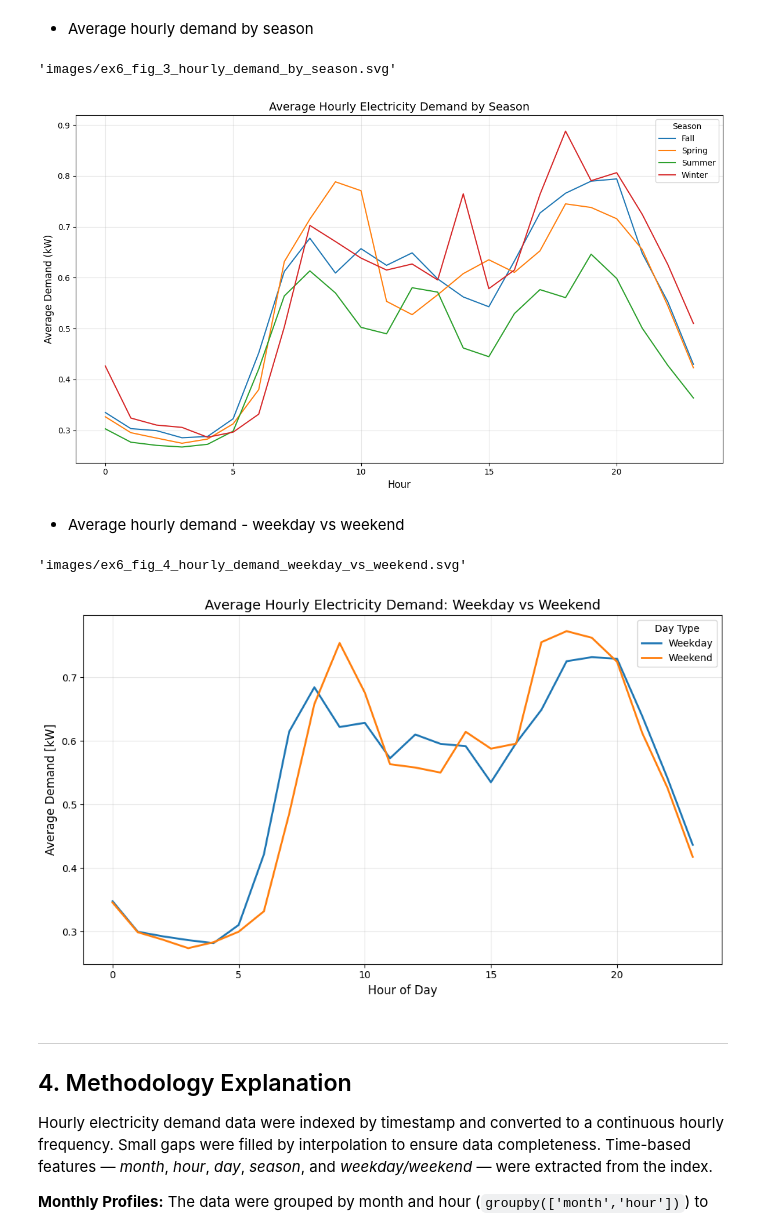
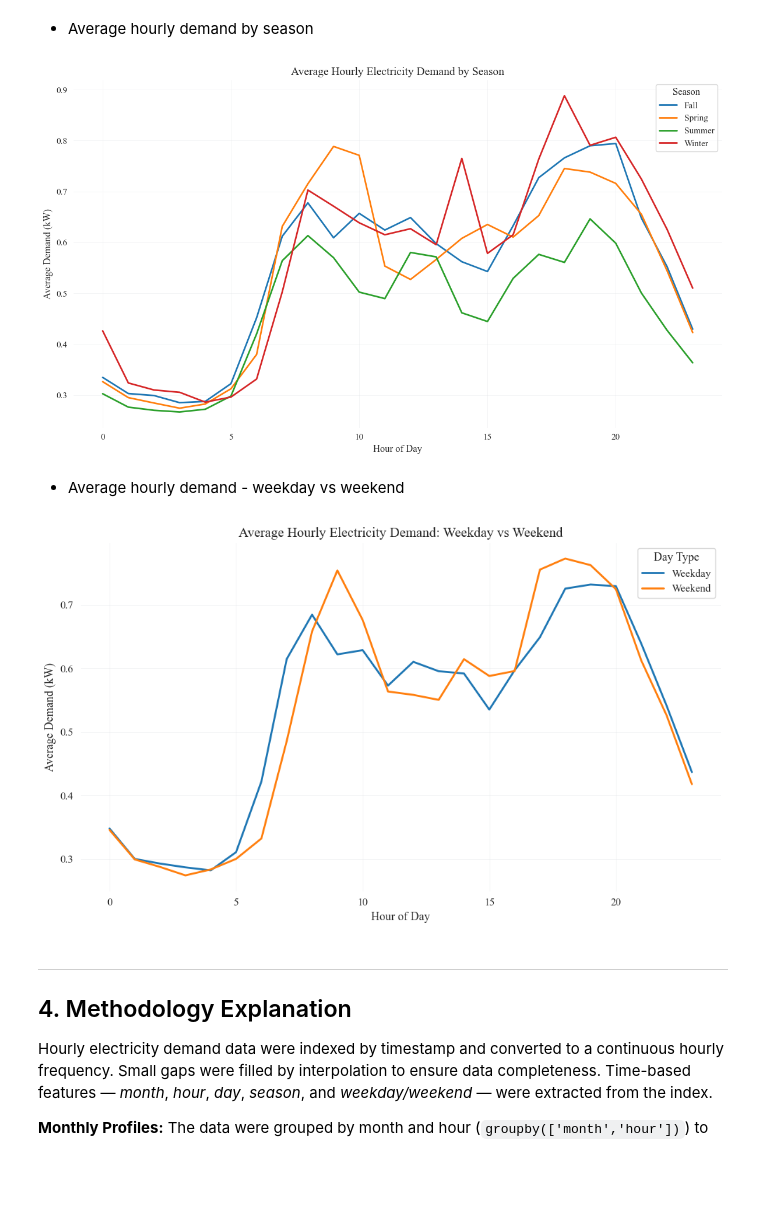
Before and after one commit to Danwerk/HomeEnergyManagementSystem, a Jupyter notebook: 06-decomposition.ipynb, the cells around one changed output. Saved outputs shown, nothing was run; the diff lists cells and outputs as text; code cells hidden in the pictures; blank space fills up the shorter version.

```diff
--- a/06-decomposition.ipynb
+++ b/06-decomposition.ipynb
@@ -13,6 +13,14 @@ from statsmodels.tsa.seasonal import seasonal_decompose
 ## Load the data
 # %%
 df = load_data()
-df = df.sort_index()
-demand = df["demand"].asfreq("h").to_frame(name="demand")
-demand = demand.interpolate(limit_direction="both")
+demand = (
+    df["demand"]
+    .resample("h")
+    .mean()
+    .interpolate(method="time", limit_direction="both")
+    .dropna()
+)
+
+print("Hourly demand series prepared")
+print("Time span:", demand.index.min(), "->", demand.index.max())
+print("Length:", len(demand))
@@ -133,50 +141,59 @@ save_fig(fig, "ex6_fig_2_hourly_demand_for_each_month.svg")
 # %% [markdown]
 - Average hourly demand by season
 # %%
-demand['season'] = demand['month'].apply(get_season)
+demand_df["season"] = demand_df["month"].apply(get_season)
+
+# Keskmine tunniprofiil hooajati
 seasonal_profiles = (
-    demand.groupby(['hour', 'season'])['demand']
+    demand_df
+    .groupby(["hour", "season"])["demand"]
     .mean()
-    .unstack('season')
+    .unstack("season")
 )
 
 fig = plt.figure(figsize=(12, 7))
-seasonal_profiles.plot(ax=plt.gca())
-plt.title('Average Hourly Electricity Demand by Season', fontsize=14)
-plt.xlabel('Hour', fontsize=12)
-plt.ylabel('Average Demand (kW)', fontsize=12)
+seasonal_profiles.plot(ax=plt.gca(), linewidth=2)
+
+plt.title("Average Hourly Electricity Demand by Season", fontsize=14)
+plt.xlabel("Hour of Day", fontsize=12)
+plt.ylabel("Average Demand (kW)", fontsize=12)
 plt.grid(True, alpha=0.3)
-plt.legend(title='Season')
+plt.legend(title="Season")
+
 plt.tight_layout()
 save_fig(fig, "ex6_fig_3_hourly_demand_by_season.svg")
+plt.show()
 # %% [output]
-'images/ex6_fig_3_hourly_demand_by_season.svg'
-[figure, old version]
+[figure, new version]
 # %% [markdown]
 - Average hourly demand - weekday vs weekend
 # %%
-demand['day_of_week'] = demand.index.dayofweek
-demand['is_weekend'] = demand['day_of_week'] >= 5
-demand['day_type'] = demand['is_weekend'].map({False: 'Weekday', True: 'Weekend'})
+demand_df["day_of_week"] = demand_df.index.dayofweek
+demand_df["is_weekend"] = demand_df["day_of_week"] >= 5
+demand_df["day_type"] = demand_df["is_weekend"].map({False: "Weekday", True: "Weekend"})
 
+# Keskmine tunniprofiil päevatüübi järgi
 weekday_profile = (
-    demand.groupby(['hour', 'day_type'])['demand']
+    demand_df
+    .groupby(["hour", "day_type"])["demand"]
     .mean()
-    .unstack('day_type')
+    .unstack("day_type")
 )
 
-plt.figure(figsize=(10, 6))
+fig = plt.figure(figsize=(10, 6))
 weekday_profile.plot(ax=plt.gca(), linewidth=2)
-plt.title('Average Hourly Electricity Demand: Weekday vs Weekend', fontsize=14)
-plt.xlabel('Hour of Day', fontsize=12)
-plt.ylabel('Average Demand [kW]', fontsize=12)
+
+plt.title("Average Hourly Electricity Demand: Weekday vs Weekend", fontsize=14)
+plt.xlabel("Hour of Day", fontsize=12)
+plt.ylabel("Average Demand (kW)", fontsize=12)
 plt.grid(True, alpha=0.3)
-plt.legend(title='Day Type')
+plt.legend(title="Day Type")
+
 plt.tight_layout()
 save_fig(fig, "ex6_fig_4_hourly_demand_weekday_vs_weekend.svg")
+plt.show()
 # %% [output]
-'images/ex6_fig_4_hourly_demand_weekday_vs_weekend.svg'
-[figure, old version]
+[figure, new version]
 # %% [markdown]
 ---
 ## 4. Methodology Explanation
```
Also changed, not shown: parts of 13 cells of this notebook, 11 other files.
